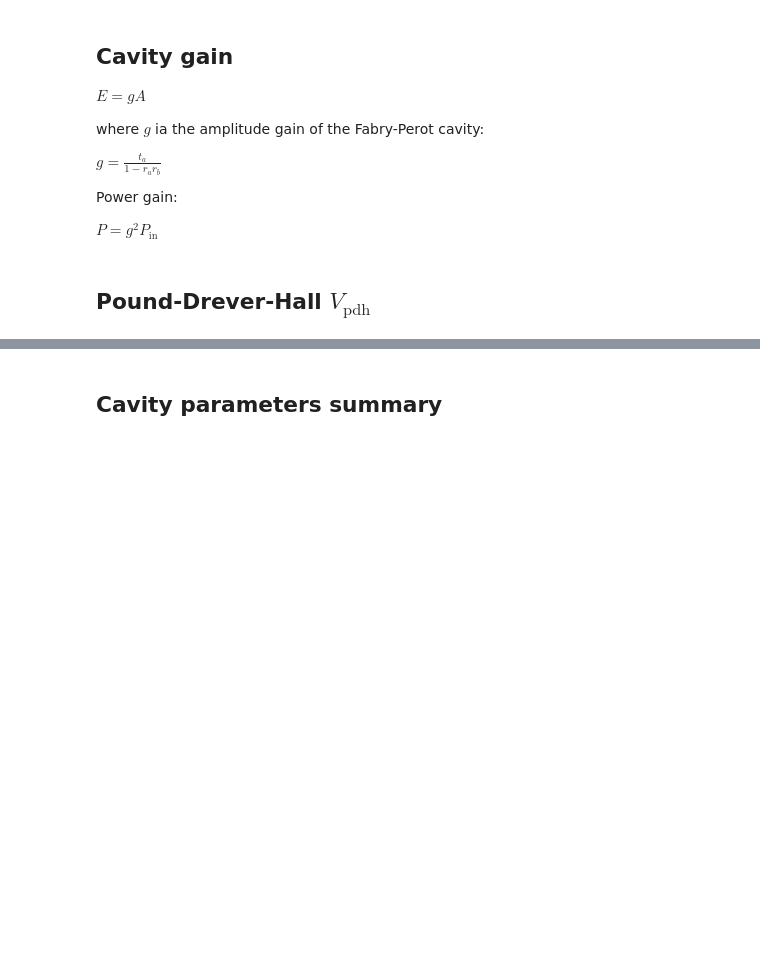
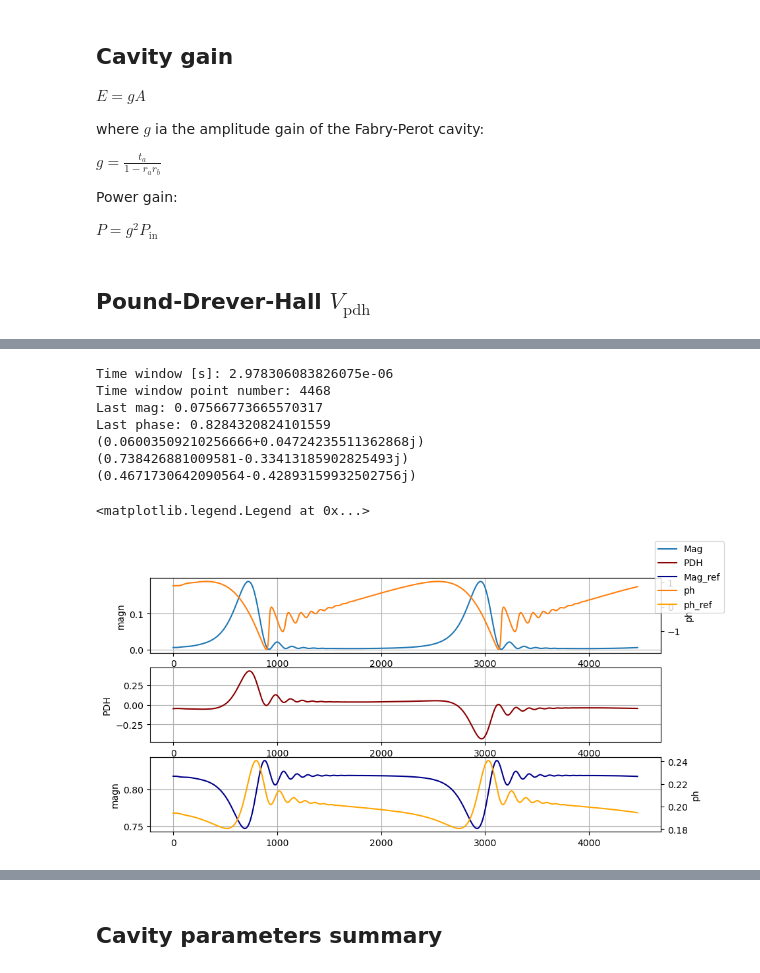
Before and after one commit to matib12/oreonspy, a Jupyter notebook: nb/FP cavity dynamics.ipynb, the cells around one changed output, grey strips where cells are left out. Saved outputs shown, nothing was run; the diff lists cells and outputs as text; code cells hidden in the pictures; blank space fills up the shorter version.

```diff
--- a/nb/FP cavity dynamics.ipynb
+++ b/nb/FP cavity dynamics.ipynb
@@ -86,15 +86,15 @@ print("E_in_init: {0}".format(E_in_init))
 print("E_in_init_abs", np.abs(E_in_init))
 print("E_in_init_phase", np.angle(E_in_init))
 
-TEst = op.Cavity(t_a = 0.1, r_a = 0.9, r_b = 0.9, L=3., debug=False)
-TEst.simulation(k, 1500000e3, E_in_init=E_in_init)
-print("E_in_init: {0}".format(TEst.E_in_buffers))
-print("E_in_init mag: {0}".format(np.abs(TEst.E_in_buffers)))
-print("E_in_init angle: {0}".format(np.angle(TEst.E_in_buffers)))
-print("E_last: {0}".format(TEst.E_last))
-print("E_last mag: {0}".format(np.abs(TEst.E_last)))
-print("E_last angle: {0}".format(np.angle(TEst.E_last)))
-print("airy_phi mag: {0}".format(np.abs(TEst.airy_phi)))
-print("airy_phi angle: {0}".format(np.angle(TEst.airy_phi)))
-TEst.print_sim_params()
+ARM = op.Cavity(t_a = 0.1, r_a = 0.9, r_b = 0.9, L=3., debug=False)
+ARM.simulation(k, 1500000e3, E_in_init=E_in_init)
+print("E_in_init: {0}".format(ARM.E_in_buffers))
+print("E_in_init mag: {0}".format(np.abs(ARM.E_in_buffers)))
+print("E_in_init angle: {0}".format(np.angle(ARM.E_in_buffers)))
+print("E_last: {0}".format(ARM.E_last))
+print("E_last mag: {0}".format(np.abs(ARM.E_last)))
+print("E_last angle: {0}".format(np.angle(ARM.E_last)))
+print("airy_phi mag: {0}".format(np.abs(ARM.airy_phi)))
+print("airy_phi angle: {0}".format(np.angle(ARM.airy_phi)))
+ARM.print_sim_params()
 #TEst.plot_sim_factors()
@@ -101,21 +122,21 @@ TEst.print_sim_params()
 # %%
-v = 1*v_cr(TEst)
-d_zeta = v*TEst.Theta
+v = 1*v_cr(ARM)
+d_zeta = v*ARM.Theta
 
-points, tdata = time_window(v, TEst)
+points, tdata = time_window(v, ARM)
 s = np.zeros(points)
 s_ref = np.zeros(points)
 ph = np.zeros(points)
 ph_ref = np.zeros(points)
 pdh = np.zeros(points)
-ph_step = 4.*np.pi/points
+ph_step = 2.*np.pi/points
 for i in range(points):
     #d_zeta = 0.
     #x = TEst.sim_step(d_zeta, E_in_curr=E_in_init)
     E_in_curr = E_in_init*np.exp(ph_step*1.j*i)
     #E_in_curr = 1.
     #x = TEst.sim_2mirr(d_zeta_2=d_zeta, d_zeta_1=d_zeta, E_in_curr=E_in_curr)
-    E, E_ref = TEst.sim_step(d_zeta=d_zeta, d_zeta_in=0., E_in_laser=E_in_curr)
+    E, E_ref = ARM.sim_step(d_zeta=d_zeta, d_zeta_in=0., E_in_laser=E_in_init)
     s[i] = np.abs(E)**2
     s_ref[i] = np.abs(E_ref)**2
     ph[i] = np.angle(E)
@@ -129,37 +150,47 @@ print("Last mag: {0}".format(np.abs(E)))
 print("Last phase: {0}".format(np.angle(E)))
 #print(d_zeta)
 
-phi = TEst.airy_phi
+phi = ARM.airy_phi
 print(phi)
-print(TEst.Airy(phi=phi))
-print(TEst.E_adiabatic(1., phi=phi))
+print(ARM.Airy(phi=phi))
+print(ARM.E_adiabatic(1., phi=phi))
 
 #fig = plt.figure()
 fig, ax = plt.subplots(3, 1)
 #ax = fig.add_subplot(111)
 ax[0].plot(s, label="Mag")
 ax[0].grid()
 ax[0].set_ylabel("magn")
 
 #ax[1] = fig.add_subplot(212)
 ax[1].plot(pdh, label="PDH", c="darkred")
 ax[1].set_ylabel("PDH")
 ax[1].grid()
 
 ax[2].plot(s_ref, label="Mag_ref", color='darkblue')
 ax[2].set_ylabel("magn")
 ax[2].grid()
 
 ax2 = ax[0].twinx()
 ax2.plot(np.unwrap(ph), label="ph", color='tab:orange')
 ax3 = ax[2].twinx()
 ax3.plot(np.unwrap(ph_ref), label="ph_ref", color='orange')
 ax2.set_ylabel("ph")
 ax2.tick_params(axis='y')
 ax3.set_ylabel("ph")
 ax3.tick_params(axis='y')
 
 fig.legend()
+# %% [output]
+Time window [s]: 2.978306083826075e-06
+Time window point number: 4468
+Last mag: 0.07566773665570317
+Last phase: 0.8284320824101559
+(0.06003509210256666+0.04724235511362868j)
+(0.738426881009581-0.33413185902825493j)
+(0.4671730642090564-0.42893159932502756j)
+<matplotlib.legend.Legend at 0x...>
+[figure, added]
 # %%
 import numpy as np
 
```
Also changed, not shown: parts of 10 cells of this notebook.
